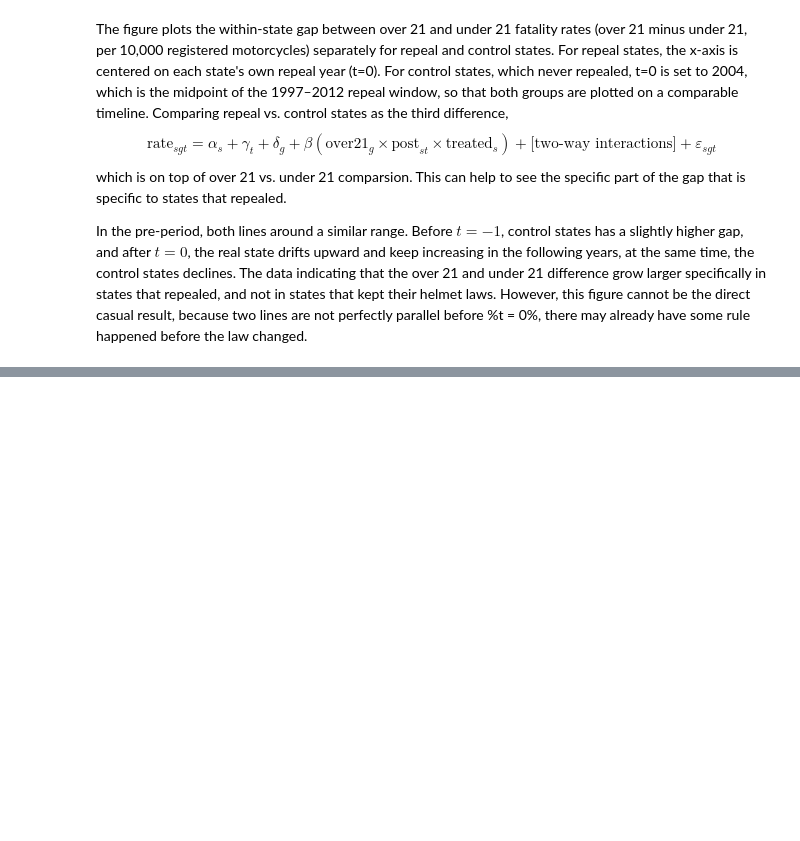
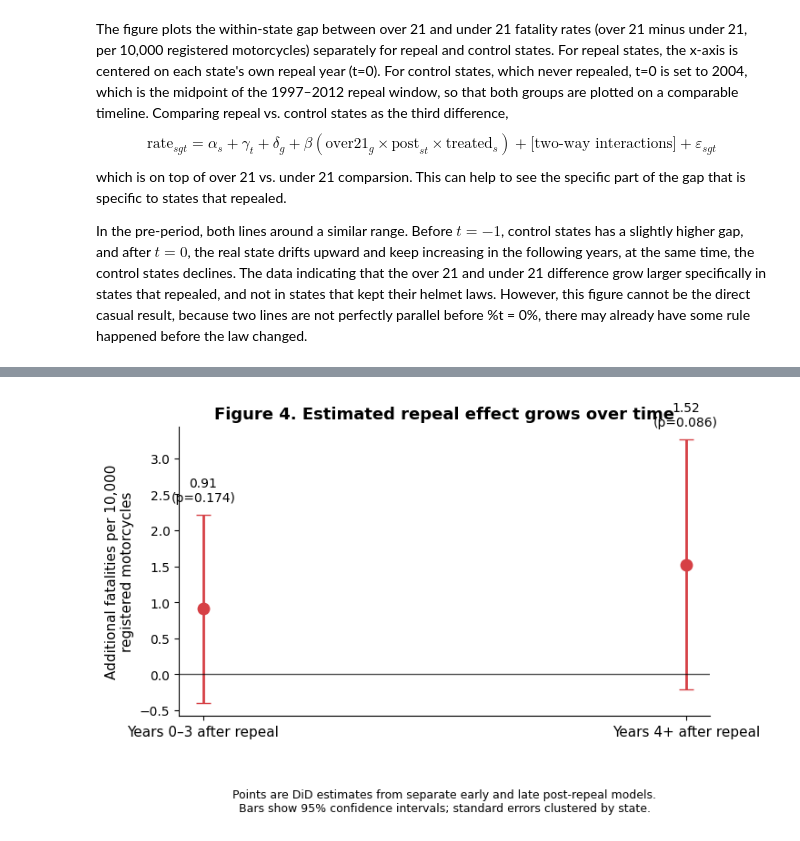
Before and after one commit to Vihaan8/causal_inference_motorcycle_laws, a Jupyter notebook: models/did.ipynb, the cells around one changed output, grey strips where cells are left out. Cells and saved outputs as stored; diff of their text form; code cells hidden in the pictures; blank space fills up the shorter version.

```diff
--- a/models/did.ipynb
+++ b/models/did.ipynb
@@ -849,7 +856,8 @@ df_age["over21"] = (df_age["age_group"] == "rate_over21").astype(int)
 # triple diff regression: interaction of over21 x post x treated
 model_triple = smf.ols(
     "fatality_rate ~ over21:post:treated + C(state) + C(year) + C(over21) + C(treated)",
-    data=df_age).fit(cov_type="cluster", cov_kwds={"groups": df_age["state"]})
+    data=df_age,
+).fit(cov_type="cluster", cov_kwds={"groups": df_age["state"]})
 
 c = model_triple.params["over21:post:treated"]
 se = model_triple.bse["over21:post:treated"]
@@ -913,0 +1014,79 @@ In the pre-period, both lines around a similar range. Before $t = -1$, control s
+# %%
+fig, ax = plt.subplots(figsize=(7.5, 5))
+
+x = np.arange(len(fig4_df))
+y = fig4_df["estimate"].values
+
+yerr = np.vstack(
+    [
+        y - fig4_df["ci_low"].values,
+        fig4_df["ci_high"].values - y,
+    ]
+)
+
+ax.errorbar(
+    x,
+    y,
+    yerr=yerr,
+    fmt="o",
+    markersize=9,
+    capsize=6,
+    linewidth=2,
+    color="#D64045",
+    ecolor="#D64045",
+)
+
+ax.axhline(0, color="black", linewidth=1, alpha=0.7)
+
+ax.set_xticks(x)
+ax.set_xticklabels(fig4_df["window"], fontsize=11)
+
+ax.set_ylabel(
+    "Additional fatalities per 10,000\nregistered motorcycles",
+    fontsize=11,
+)
+
+ax.set_title(
+    "Figure 4. Estimated repeal effect grows over time",
+    fontsize=13,
+    fontweight="bold",
+)
+
+# Add coefficient labels
+for i, row in fig4_df.iterrows():
+    label = f"{row['estimate']:.2f}\n(p={row['p_value']:.3f})"
+    ax.text(
+        i,
+        row["ci_high"] + 0.15,
+        label,
+        ha="center",
+        va="bottom",
+        fontsize=10,
+    )
+
+# Clean up style
+ax.spines["top"].set_visible(False)
+ax.spines["right"].set_visible(False)
+
+ax.text(
+    0.5,
+    -0.25,
+    "Points are DiD estimates from separate early and late post-repeal models.\n"
+    "Bars show 95% confidence intervals; standard errors clustered by state.",
+    transform=ax.transAxes,
+    ha="center",
+    va="top",
+    fontsize=9,
+)
+
+plt.tight_layout()
+
+plt.savefig(
+    FIG_DIR / "figure4_time_since_repeal.png",
+    dpi=300,
+    bbox_inches="tight",
+)
+
+plt.show()
+# %% [output]
+[figure, added]
```
Also changed, not shown: parts of 12 cells of this notebook, 1 other file.
